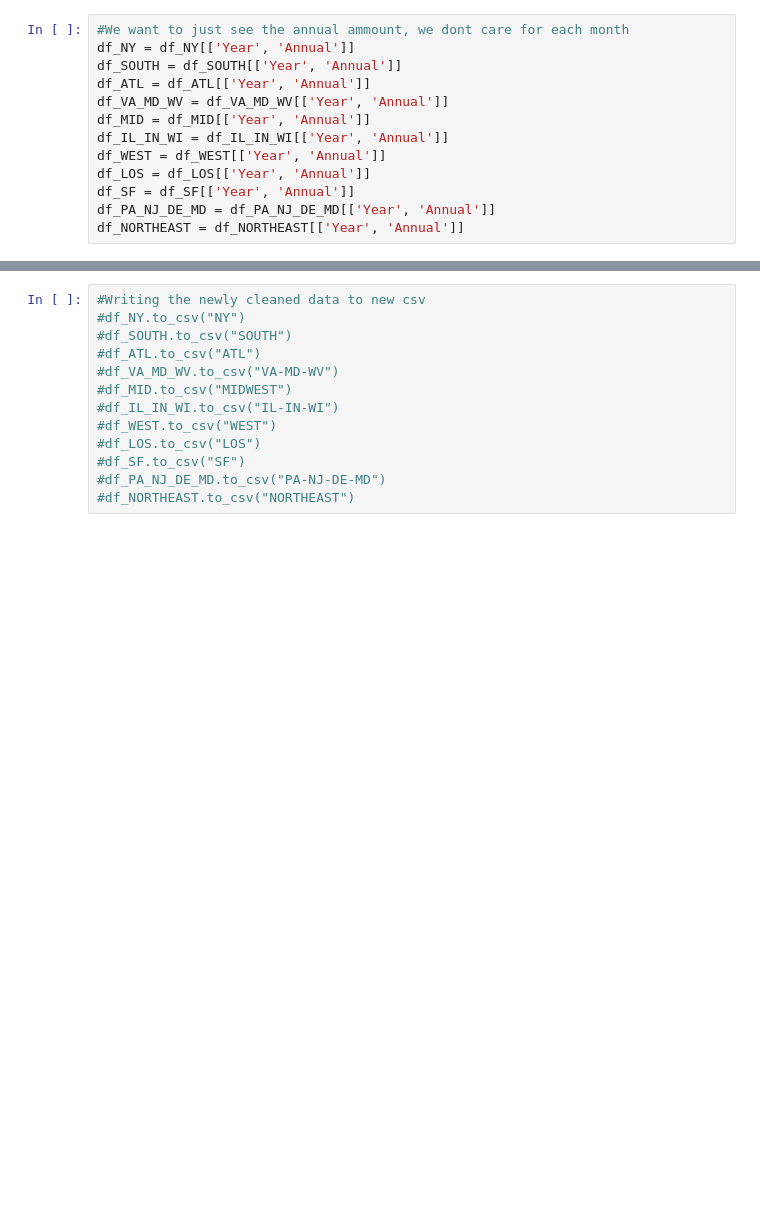
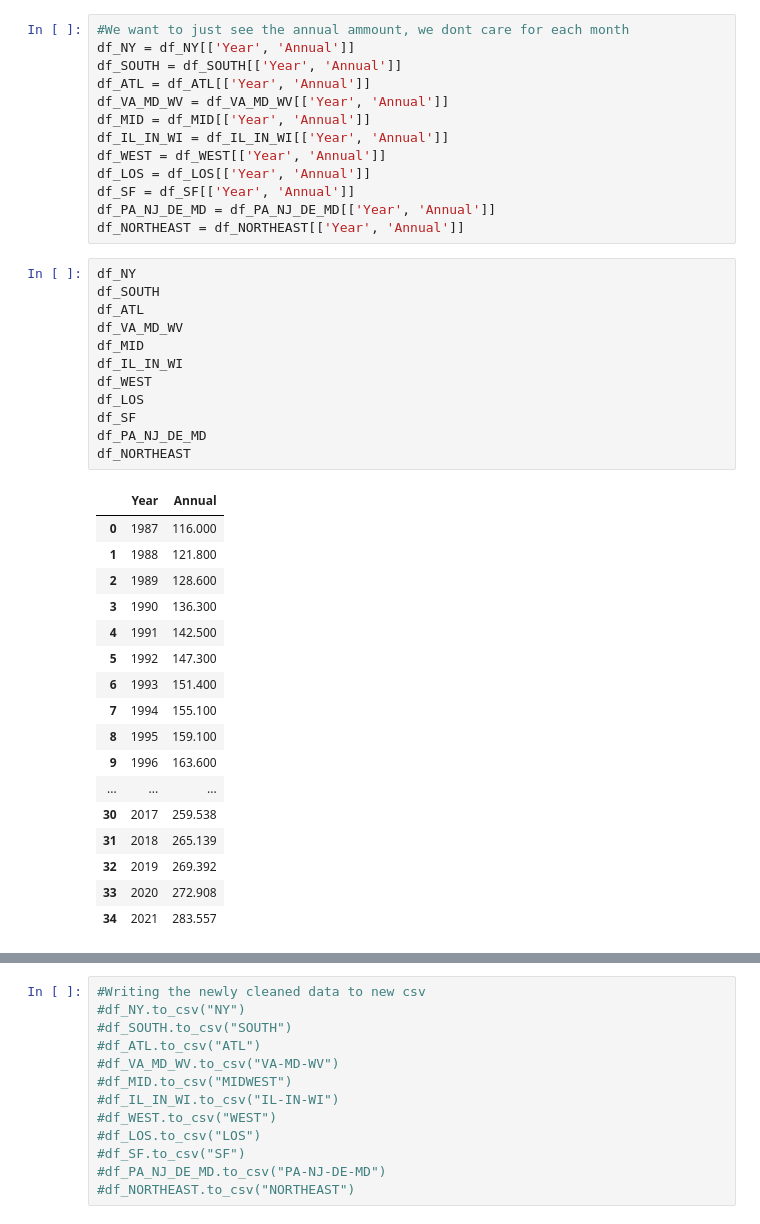
Before and after one commit to tyler-le/Natural-Disaster-Analysis, a Jupyter notebook: DataCheckpointGroup013-Wi22.ipynb, the cells around one changed output, grey strips where cells are left out. Drawn from its saved outputs; the diff is of its cells as text; blank space fills up the shorter version.

```diff
--- a/DataCheckpointGroup013-Wi22.ipynb
+++ b/DataCheckpointGroup013-Wi22.ipynb
@@ -75,3 +113,33 @@ df_LOS = df_LOS[['Year', 'Annual']]
 df_SF = df_SF[['Year', 'Annual']]
 df_PA_NJ_DE_MD = df_PA_NJ_DE_MD[['Year', 'Annual']]
 df_NORTHEAST = df_NORTHEAST[['Year', 'Annual']]
+# %%
+df_NY
+df_SOUTH
+df_ATL
+df_VA_MD_WV
+df_MID
+df_IL_IN_WI
+df_WEST
+df_LOS
+df_SF
+df_PA_NJ_DE_MD
+df_NORTHEAST
+# %% [output]
+|  | Year | Annual |
+| 0 | 1987 | 116.000 |
+| 1 | 1988 | 121.800 |
+| 2 | 1989 | 128.600 |
+| 3 | 1990 | 136.300 |
+| 4 | 1991 | 142.500 |
+| 5 | 1992 | 147.300 |
+| 6 | 1993 | 151.400 |
+| 7 | 1994 | 155.100 |
+| 8 | 1995 | 159.100 |
+| 9 | 1996 | 163.600 |
+| ... | ... | ... |
+| 30 | 2017 | 259.538 |
+| 31 | 2018 | 265.139 |
+| 32 | 2019 | 269.392 |
+| 33 | 2020 | 272.908 |
+| 34 | 2021 | 283.557 |
```
Also changed, not shown: parts of 12 cells of this notebook.
